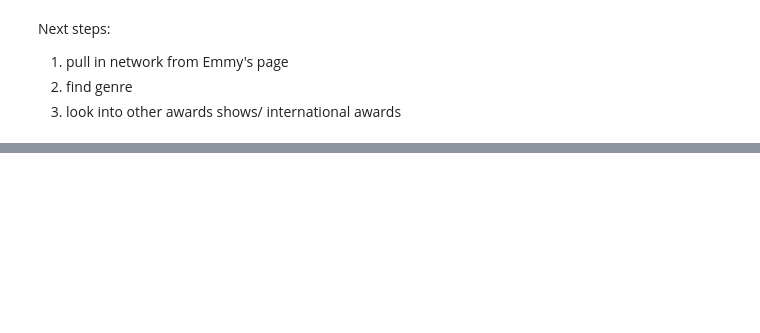
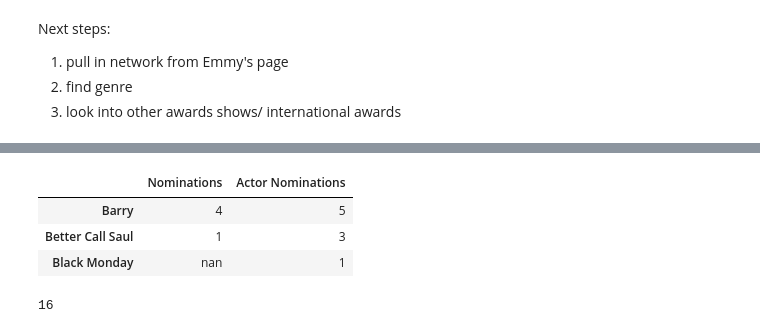
Before and after one commit to drrausch/Creating_Successful_Video_Content, a Jupyter notebook: WebscrapingPhase1.ipynb, the cells around one changed output, grey strips where cells are left out. Saved outputs shown, nothing was run; the diff lists cells and outputs as text; code cells hidden in the pictures; blank space fills up the shorter version.

```diff
--- a/WebscrapingPhase1.ipynb
+++ b/WebscrapingPhase1.ipynb
@@ -177,0 +233,19 @@ Next steps:
+# %%
+actor_show_noms2019 = dict((x, shows_nominated_actors2019.count(x)) for x in shows_nominated_actors2019)
+#actor_show_noms2019
+# %%
+nominated_shows2019 = dict((x,shows2019.count(x)) for x in shows2019)
+# %%
+df2019 = pd.DataFrame.from_dict(nominated_shows2019, 'index')
+df2019.columns = ['Nominations']
+# %%
+df2019_actors = pd.DataFrame.from_dict(actor_show_noms2019,'index')
+df2019_actors.columns = ['Actor Nominations']
+# %%
+joined_df_2019 = df2019.join(df2019_actors, how='outer')
+joined_df_2019.head(3)
+# %% [output]
+|  | Nominations | Actor Nominations |
+| Barry | 4 | 5 |
+| Better Call Saul | 1 | 3 |
+| Black Monday | nan | 1 |
@@ -177,0 +316,5 @@ Next steps:
+# %%
+nominated_shows2018 = dict((x,shows2018.count(x)) for x in shows2018)
+len(nominated_shows2018)
+# %% [output]
+16
```
Also changed, not shown: parts of 76 cells of this notebook.
